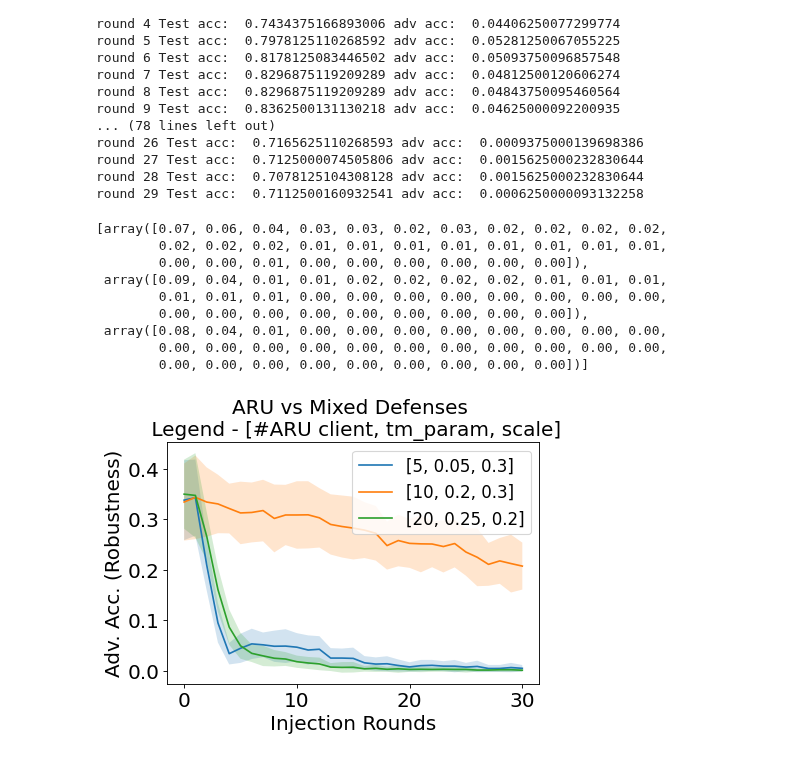
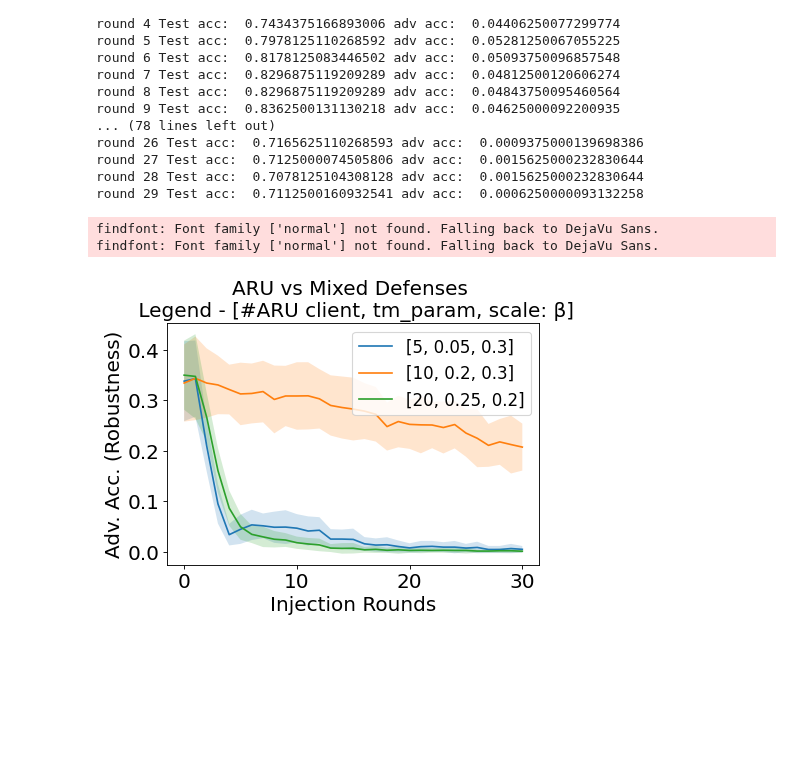
Before and after one commit to tj-kim/fedatk_unl_tj, a Jupyter notebook: notebooks/240130_multiround_UNL_attack_mixed.ipynb, the cells around one changed output. Saved outputs shown, nothing was run; the diff lists cells and outputs as text; code cells hidden in the pictures; blank space fills up the shorter version.

```diff
--- a/notebooks/240130_multiround_UNL_attack_mixed.ipynb
+++ b/notebooks/240130_multiround_UNL_attack_mixed.ipynb
@@ -374,18 +374,9 @@ for i in range(len(adv_std_plotter2)):
     appended = np.zeros([3,len(adv_std_plotter2[i])])
     appended[0], appended[1],  appended[2]  = adv_std_plotter1[i], adv_std_plotter2[i], adv_std_plotter3[i]
     adv_std_plotter += [np.mean(appended,axis=0)]
-# %%
-adv_std_plotter
-# %% [output]
-[array([0.07, 0.06, 0.04, 0.03, 0.03, 0.02, 0.03, 0.02, 0.02, 0.02, 0.02,
-        0.02, 0.02, 0.02, 0.01, 0.01, 0.01, 0.01, 0.01, 0.01, 0.01, 0.01,
-        0.00, 0.00, 0.01, 0.00, 0.00, 0.00, 0.00, 0.00, 0.00]),
- array([0.09, 0.04, 0.01, 0.01, 0.02, 0.02, 0.02, 0.02, 0.01, 0.01, 0.01,
-        0.01, 0.01, 0.01, 0.00, 0.00, 0.00, 0.00, 0.00, 0.00, 0.00, 0.00,
-        0.00, 0.00, 0.00, 0.00, 0.00, 0.00, 0.00, 0.00, 0.00]),
- array([0.08, 0.04, 0.01, 0.00, 0.00, 0.00, 0.00, 0.00, 0.00, 0.00, 0.00,
-        0.00, 0.00, 0.00, 0.00, 0.00, 0.00, 0.00, 0.00, 0.00, 0.00, 0.00,
-        0.00, 0.00, 0.00, 0.00, 0.00, 0.00, 0.00, 0.00, 0.00])]
+# %%
+with open('saved_results/mixed_sweep/240131_03_harder.pk', 'rb') as handle:
+    result_list = pickle.load(handle)
 # %%
 import matplotlib.pyplot as plt
 import numpy as np
@@ -400,32 +391,34 @@ plt.figure(dpi=80, figsize=(6,4))
 plot_settings = [[5,0.05,0.3],[10,0.2, 0.3],[20,0.25, 0.2]]
 
 num_aru = [5,10,20]
 beta_params = [0.05,0.20,0.25]
 weight2_list = [0.3,0.3,0.2]
 
 # Generate some sample data
 x = range(len(adv_acc_plotter[0]))  # 100 points from 0 to 10
 
 # Plotting the lines
 # plt.plot(x, y1, label='Test Acc')
 label_list = plot_settings
 for i in range(len(label_list)):
     y = np.array(result_list[i]['adv_acc'])
     error = np.array(result_list[i]['adv_std'])
     plt.plot(x, y, label= str(label_list[i]))
     plt.fill_between(x, y-error, y+error,
     alpha=0.2)
 
 # Adding labels and title
 plt.xlabel('Injection Rounds')
 plt.ylabel('Adv. Acc. (Robustness)')
-plt.title('ARU vs Mixed Defenses \n Legend - [#ARU client, tm_param, scale]', fontsize = 'medium')
+plt.title('ARU vs Mixed Defenses \n Legend - [#ARU client, tm_param, scale: β]', fontsize = 'medium')
 
 # Adding a legend
 plt.legend( loc=1, fontsize='small')
 
 
 # Display the plot
 plt.show()
 # %% [output]
+findfont: Font family ['normal'] not found. Falling back to DejaVu Sans.
+findfont: Font family ['normal'] not found. Falling back to DejaVu Sans.
-[figure, old version]
+[figure, new version]
```
Also changed, not shown: 7 other files.
